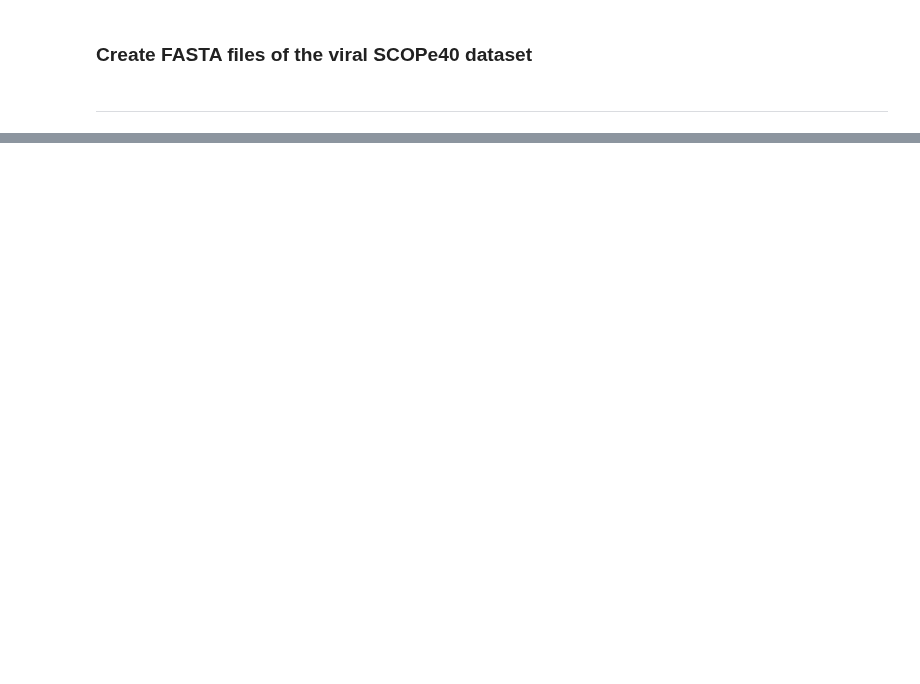
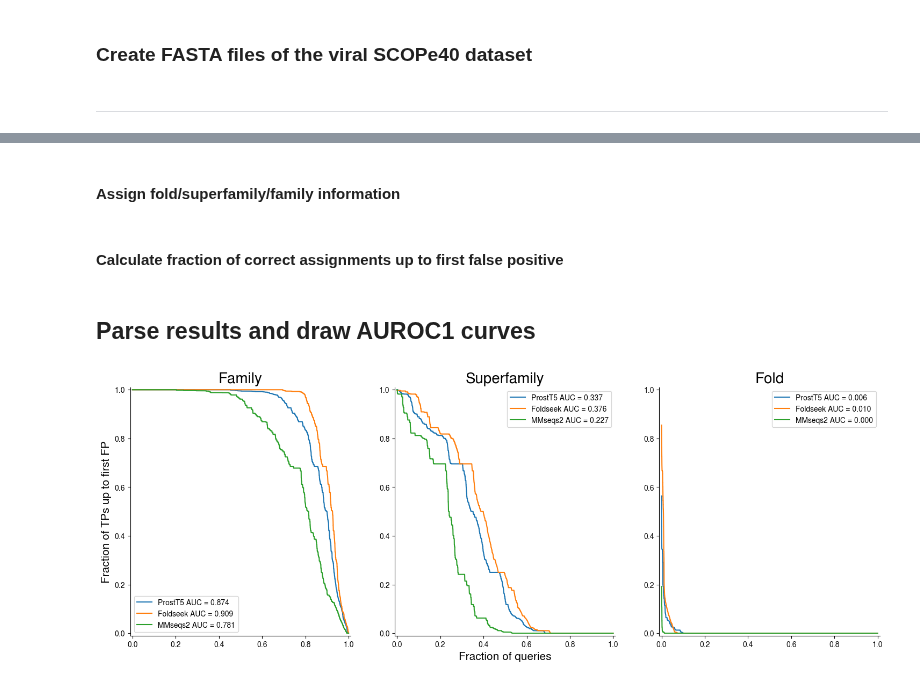
Before and after one commit to DessimozLab/ESM3di, a Jupyter notebook: benchmark/scope_family.ipynb, the cells around one changed output, grey strips where cells are left out. Drawn from its saved outputs; the diff is of its cells as text; code cells hidden in the pictures; blank space fills up the shorter version.

Commit message:
SCOPe benchmark without ESM3Di

```diff
--- a/benchmark/scope_family.ipynb
+++ b/benchmark/scope_family.ipynb
@@ -67,0 +252,2 @@ foldseek base:convert2fasta data/foldseek/scope40_viral_ss data/scope/scope40_3d
+# %% [markdown]
+#### Assign fold/superfamily/family information
@@ -67,0 +261,2 @@ foldseek base:convert2fasta data/foldseek/scope40_viral_ss data/scope/scope40_3d
+# %% [markdown]
+#### Calculate fraction of correct assignments up to first false positive
@@ -67,0 +308,53 @@ foldseek base:convert2fasta data/foldseek/scope40_viral_ss data/scope/scope40_3d
+# %% [markdown]
+## Parse results and draw AUROC1 curves
+# %%
+from matplotlib import pyplot as plt
+
+# 1x3 subplots for family/superfamily/fold
+fig, axs = plt.subplots(1, 3, figsize=(18, 6))
+plt.rcParams['font.family'] = 'Nimbus sans'
+
+# sort the file in descending order of 4th column, plot over query
+# x-axis: fraction of queries, y-axis: fraction of TP up to first FP
+def roc_plot(ax, file, tool):
+    with open(file) as f:
+        data = [line.strip().split() for line in f]
+        data.sort(key=lambda x: float(x[3]), reverse=True)
+        x = [1.0*(i+1)/len(data) for i in range(len(data))]
+        y = [float(x[3]) for x in data]
+        auc = sum(y) / len(y)
+        ax.plot(x, y, label=f'{tool} AUC = {auc:.3f}')
+
+# parse family-level results
+axs[0].set_title('Family', fontsize=20)
+roc_plot(axs[0], 'data/scope/scope40_viral_prostt5_fam.tsv', 'ProstT5')
+roc_plot(axs[0], 'data/scope/scope40_viral_foldseek_fam.tsv', 'Foldseek')
+roc_plot(axs[0], 'data/scope/scope40_viral_mmseqs_fam.tsv', 'MMseqs2')
+
+# parse superfamily-level results
+axs[1].set_title('Superfamily', fontsize=20)
+roc_plot(axs[1], 'data/scope/scope40_viral_prostt5_sup.tsv', 'ProstT5')
+roc_plot(axs[1], 'data/scope/scope40_viral_foldseek_sup.tsv', 'Foldseek')
+roc_plot(axs[1], 'data/scope/scope40_viral_mmseqs_sup.tsv', 'MMseqs2')
+
+# parse fold-level results
+axs[2].set_title('Fold', fontsize=20)
+roc_plot(axs[2], 'data/scope/scope40_viral_prostt5_fol.tsv', 'ProstT5')
+roc_plot(axs[2], 'data/scope/scope40_viral_foldseek_fol.tsv', 'Foldseek')
+roc_plot(axs[2], 'data/scope/scope40_viral_mmseqs_fol.tsv', 'MMseqs2')
+
+axs[1].set_xlabel('Fraction of queries', fontsize=15)
+axs[0].set_ylabel('Fraction of TPs up to first FP', fontsize=15)
+
+for ax in axs:
+    # remove top and right spines
+    ax.spines['top'].set_visible(False)
+    ax.spines['right'].set_visible(False)
+    # set limit to 0 to 1
+    ax.set_xlim(-0.01, 1.01)
+    ax.set_ylim(-0.01, 1.01)
+    # show legend
+    ax.legend()
+plt.show()
+# %% [output]
+[figure, added]
```
Also changed, not shown: parts of 31 cells of this notebook.
